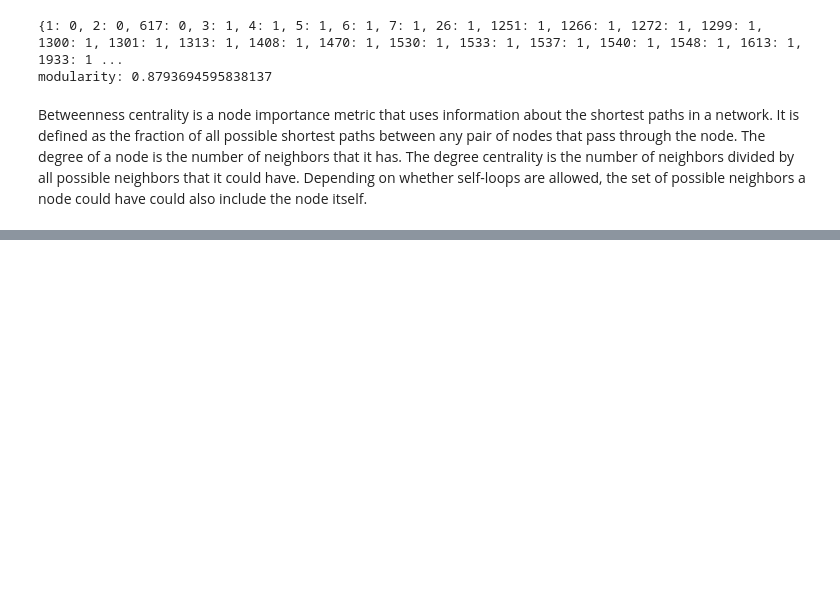
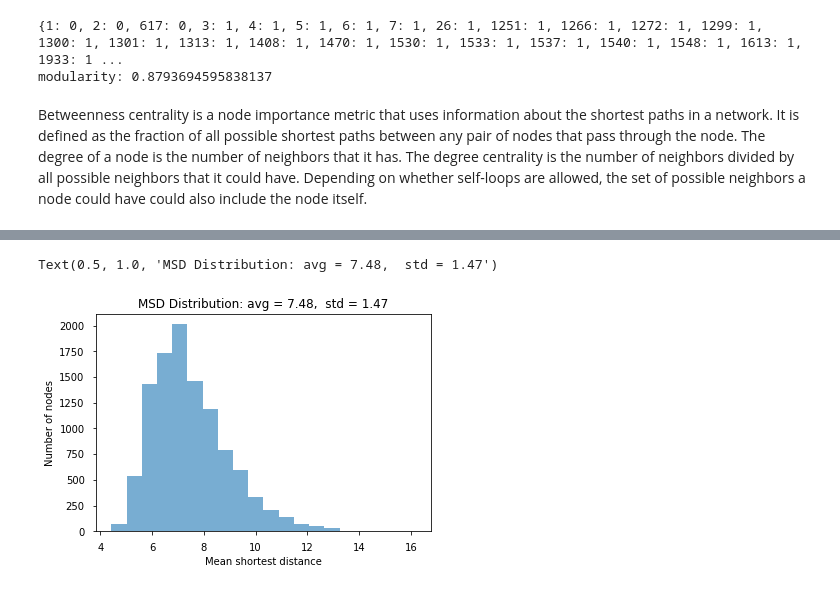
Before and after one commit to mariusgiger/network-analysis-pgp, a Jupyter notebook: PGP - Communities.ipynb, the cells around one changed output, grey strips where cells are left out. Drawn from its saved outputs; the diff is of its cells as text; code cells hidden in the pictures; blank space fills up the shorter version.

```diff
--- a/PGP - Communities.ipynb
+++ b/PGP - Communities.ipynb
@@ -137,0 +139,12 @@ ax.add_line(l)
+# %%
+#Mean shortest distance
+def msd(shortestpaths):
+    msds = {}
+    for node, sds in shortestpaths:
+        msds[node] = np.mean(list(sds.values()))
+        print(msds[node])
+
+    return msds
+
+paths = nx.shortest_path_length(G) #dict[source][target] = Length
+msds = msd(paths)
@@ -137,0 +169,18 @@ ax.add_line(l)
+# %%
+from scipy.stats import norm
+from scipy import stats
+
+msd_values = list(msds.values())
+mean = np.mean(msd_values)
+std = np.std(msd_values)
+
+plt.figure()
+plt.hist(msd_values, bins=20, alpha=0.6)
+plt.ylabel('Number of nodes')
+plt.xlabel('Mean shortest distance')
+
+title = "MSD Distribution: avg = %.2f,  std = %.2f" % (mean, std)
+plt.title(title)
+# %% [output]
+Text(0.5, 1.0, 'MSD Distribution: avg = 7.48,  std = 1.47')
+[figure, added]
```
Also changed, not shown: parts of 13 cells of this notebook, 1 other file.
